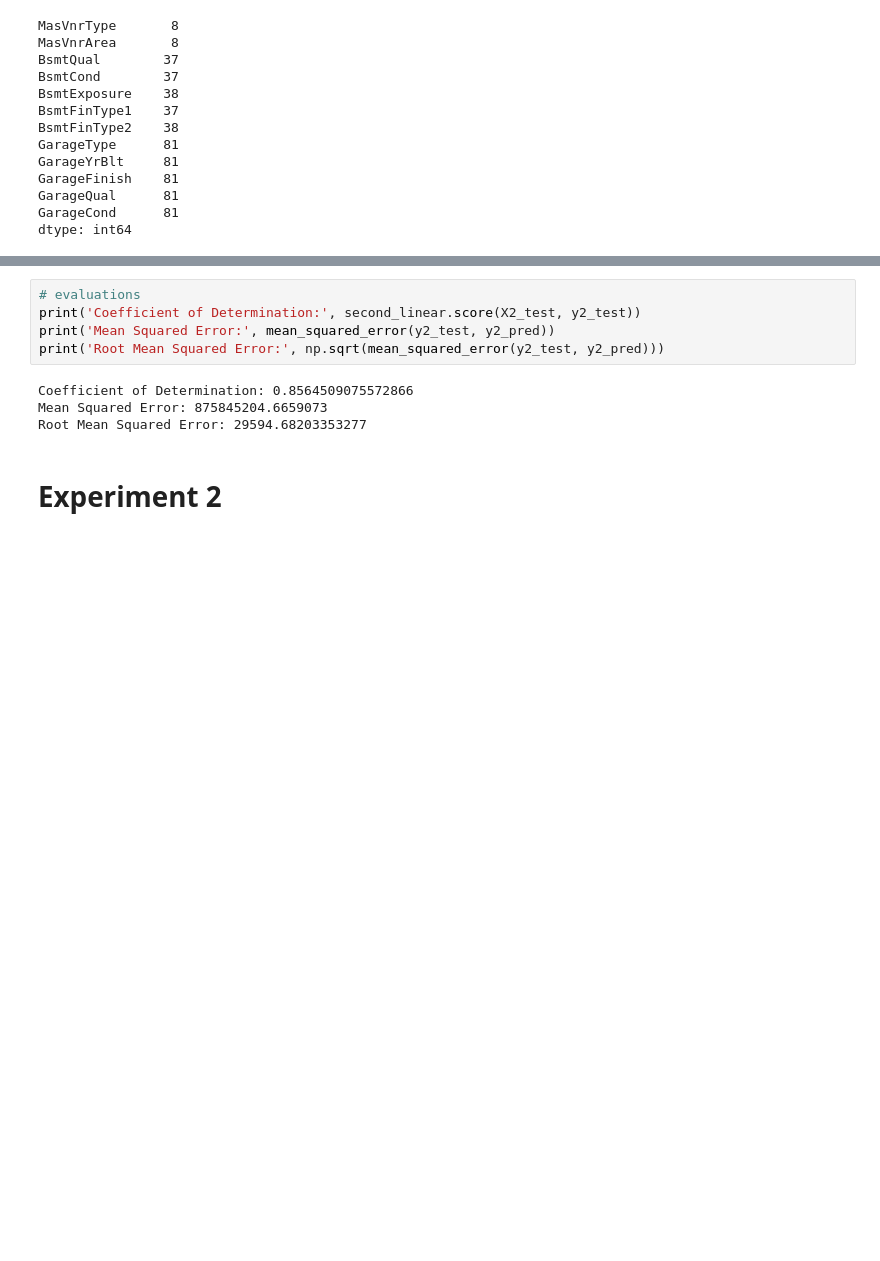
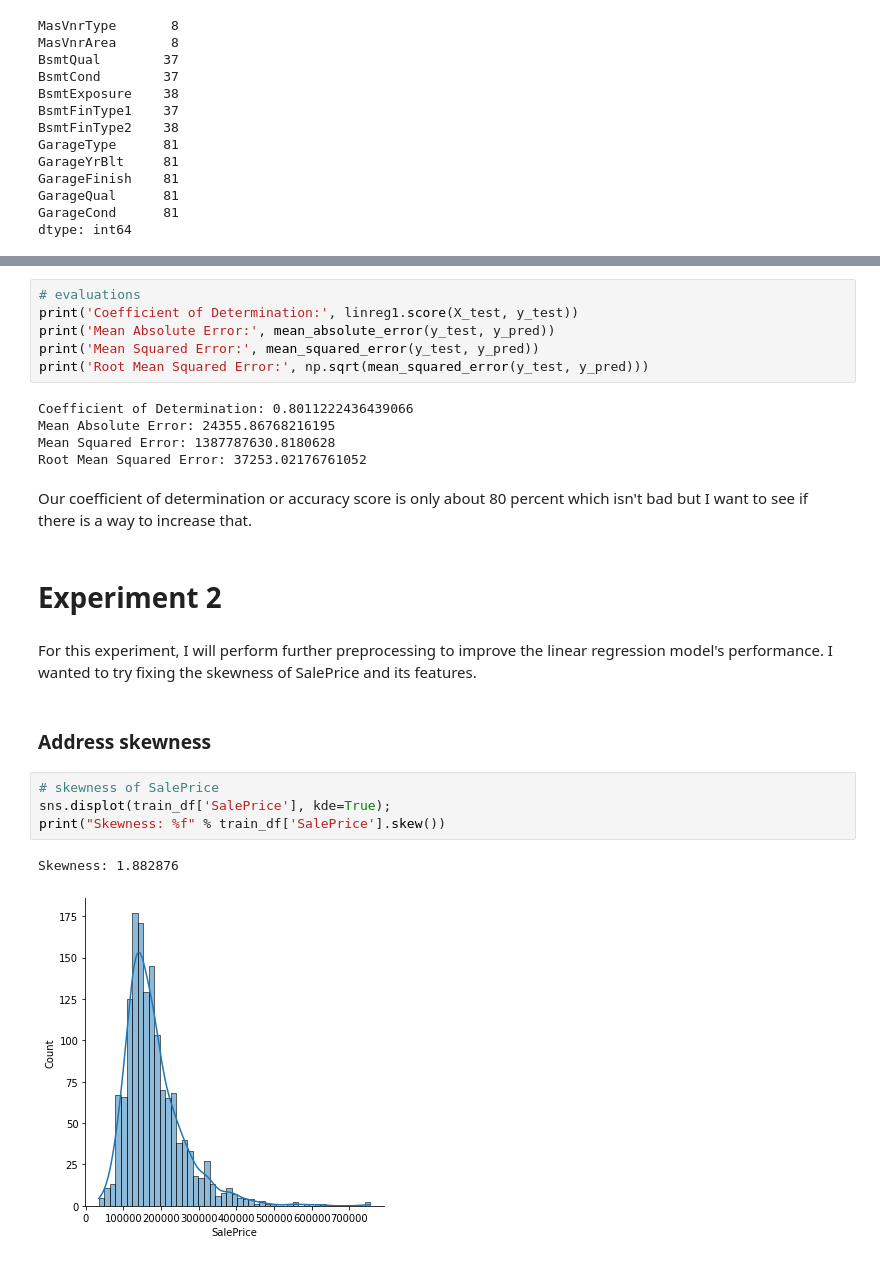
Before and after one commit to tracynguyen17/ITCS3162-Project3, a Jupyter notebook: Project3.ipynb, the cells around one changed output, grey strips where cells are left out. Cells and saved outputs as stored; diff of their text form; blank space fills up the shorter version.

```diff
--- a/Project3.ipynb
+++ b/Project3.ipynb
@@ -289,11 +574,26 @@ y2_pred = second_linear.predict(X2_test)
 # %%
 # evaluations
-print('Coefficient of Determination:', second_linear.score(X2_test, y2_test))
-print('Mean Squared Error:', mean_squared_error(y2_test, y2_pred))
-print('Root Mean Squared Error:', np.sqrt(mean_squared_error(y2_test, y2_pred)))
+print('Coefficient of Determination:', linreg1.score(X_test, y_test))
+print('Mean Absolute Error:', mean_absolute_error(y_test, y_pred))
+print('Mean Squared Error:', mean_squared_error(y_test, y_pred))
+print('Root Mean Squared Error:', np.sqrt(mean_squared_error(y_test, y_pred)))
 # %% [output]
-Coefficient of Determination: 0.8564509075572866
-Mean Squared Error: 875845204.6659073
-Root Mean Squared Error: 29594.68203353277
+Coefficient of Determination: 0.8011222436439066
+Mean Absolute Error: 24355.86768216195
+Mean Squared Error: 1387787630.8180628
+Root Mean Squared Error: 37253.02176761052
+# %% [markdown]
+Our coefficient of determination or accuracy score is only about 80 percent which isn't bad but I want to see if there is a way to increase that.
 # %% [markdown]
 # Experiment 2
+# %% [markdown]
+For this experiment, I will perform further preprocessing to improve the linear regression model's performance. I wanted to try fixing the skewness of SalePrice and its features.
+# %% [markdown]
+### Address skewness
+# %%
+# skewness of SalePrice
+sns.displot(train_df['SalePrice'], kde=True);
+print("Skewness: %f" % train_df['SalePrice'].skew())
+# %% [output]
+Skewness: 1.882876
+[figure, added]
```
Also changed, not shown: parts of 98 cells of this notebook.
